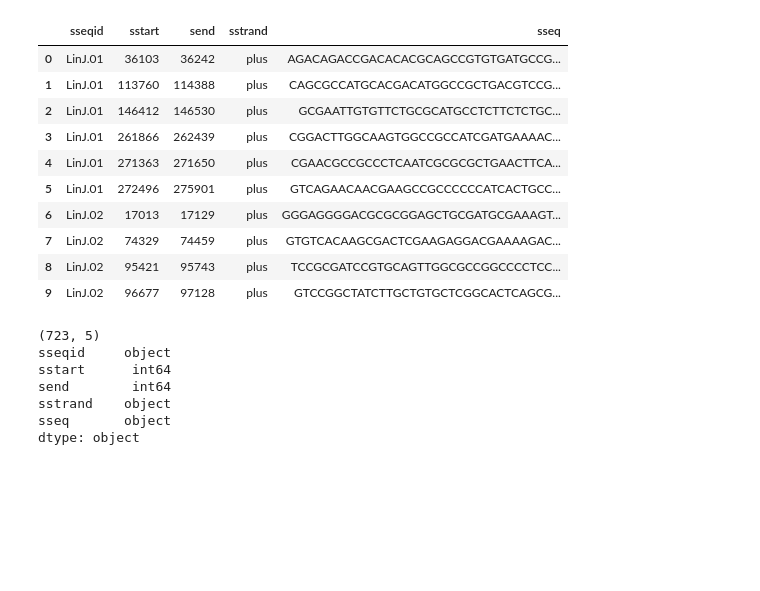
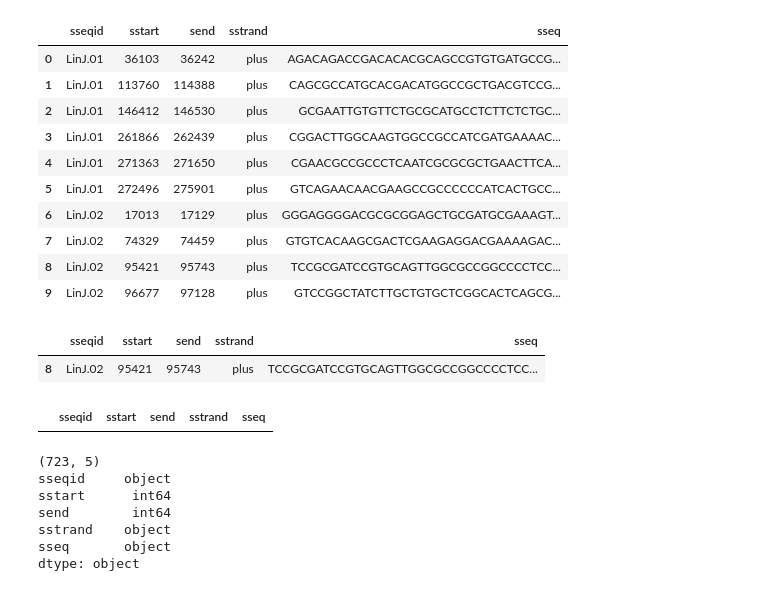
Before and after one commit to Viskuit/Test_BEDOPS, a Jupyter notebook: 21.Subfamilies_classification/3.2.correcting_neg_coor.ipynb, the cells around one changed output. Cells and saved outputs as stored; diff of their text form; code cells hidden in the pictures; blank space fills up the shorter version.

```diff
--- a/21.Subfamilies_classification/3.2.correcting_neg_coor.ipynb
+++ b/21.Subfamilies_classification/3.2.correcting_neg_coor.ipynb
@@ -231,6 +231,15 @@ dtype: object
 # %%
 # Backup "og_csv"
 og_csv_bk = og_csv.copy()
+# %%
+og_csv_bk[og_csv_bk["sstart"] == 95421]
+# %% [output]
+|  | sseqid | sstart | send | sstrand | sseq |
+| 8 | LinJ.02 | 95421 | 95743 | plus | TCCGCGATCCGTGCAGTTGGCGCCGGCCCCTCC... |
+# %%
+og_csv_bk[og_csv_bk["sstart"] == 272907]
+# %% [output]
+|  | sseqid | sstart | send | sstrand | sseq |
 # %%
 # Needed function for the next step
 def get_sequence(start_coor, end_coor, strand, chromosome, path_genome):
```
Also changed, not shown: parts of 1 cell of this notebook, 4 other files.
